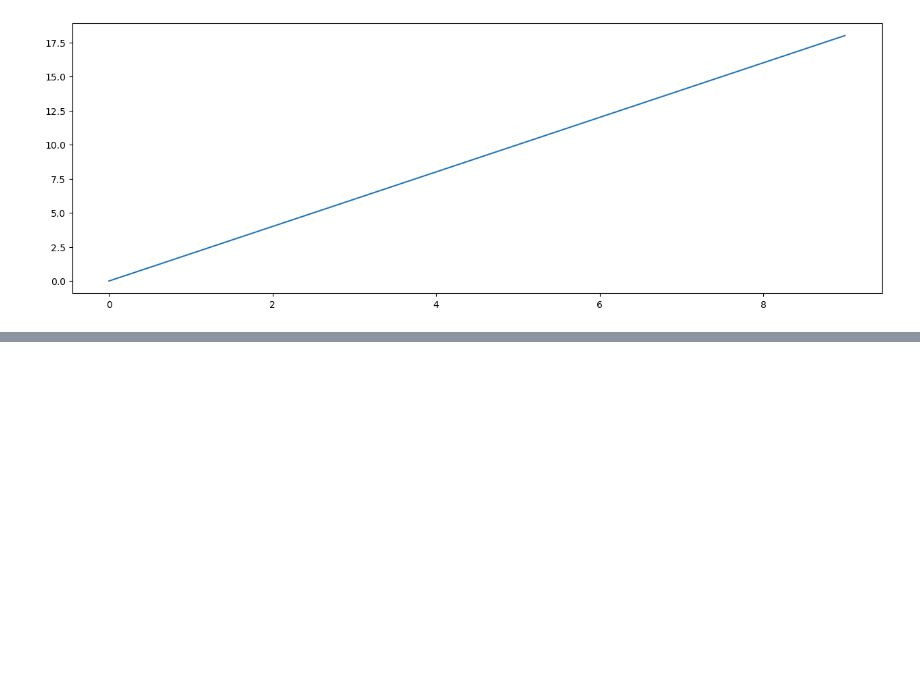
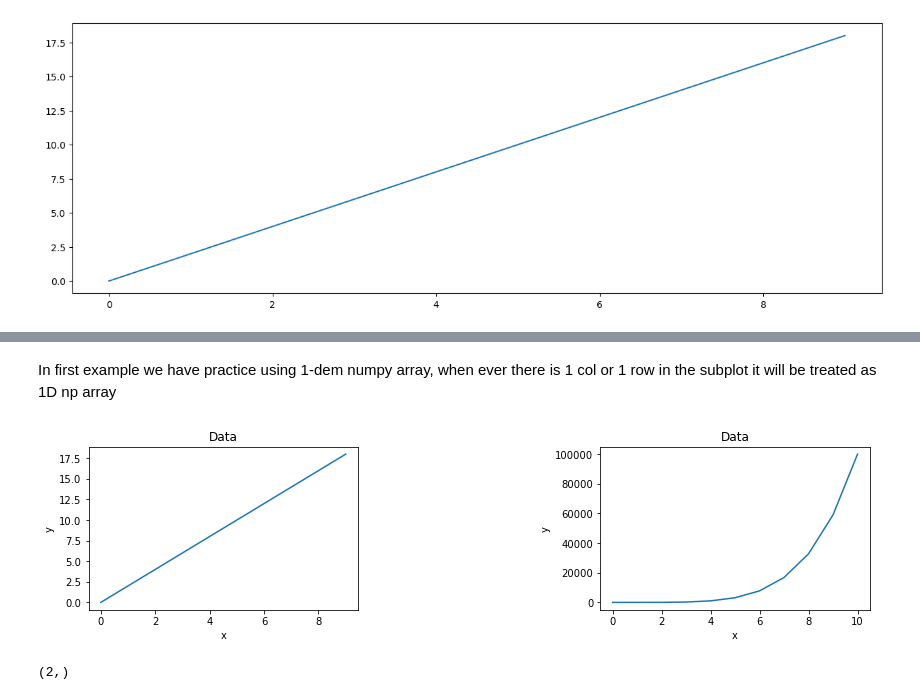
Before and after one commit to DanialAslam04/Time-Methods-pandas, a Jupyter notebook: Data Visualization/Matplotlib/Data Visualization.ipynb, the cells around one changed output, grey strips where cells are left out. Saved outputs shown, nothing was run; the diff lists cells and outputs as text; code cells hidden in the pictures; blank space fills up the shorter version.

Commit message:
learned about subplots

```diff
--- a/Data Visualization/Matplotlib/Data Visualization.ipynb
+++ b/Data Visualization/Matplotlib/Data Visualization.ipynb
@@ -92,0 +96,19 @@ fig.savefig('test.png',bbox_inches='tight')
+# %% [markdown]
+In first example we have practice using 1-dem numpy array, when ever there is 1 col or 1 row in the subplot it will be treated as 1D np array
+# %%
+fig,axes=plt.subplots(nrows= 1, ncols=2, figsize=(14,3))
+
+for i in axes:
+    i.set_xlabel('x')
+    i.set_ylabel('y')
+    i.set_title('Data');
+
+fig.subplots_adjust(wspace=0.9,hspace=0.1,)
+axes[0].plot(x, y)
+axes[1].plot(a, b);
+# %% [output]
+[figure, added]
+# %%
+axes.shape
+# %% [output]
+(2,)
```
Also changed, not shown: parts of 6 cells of this notebook.
